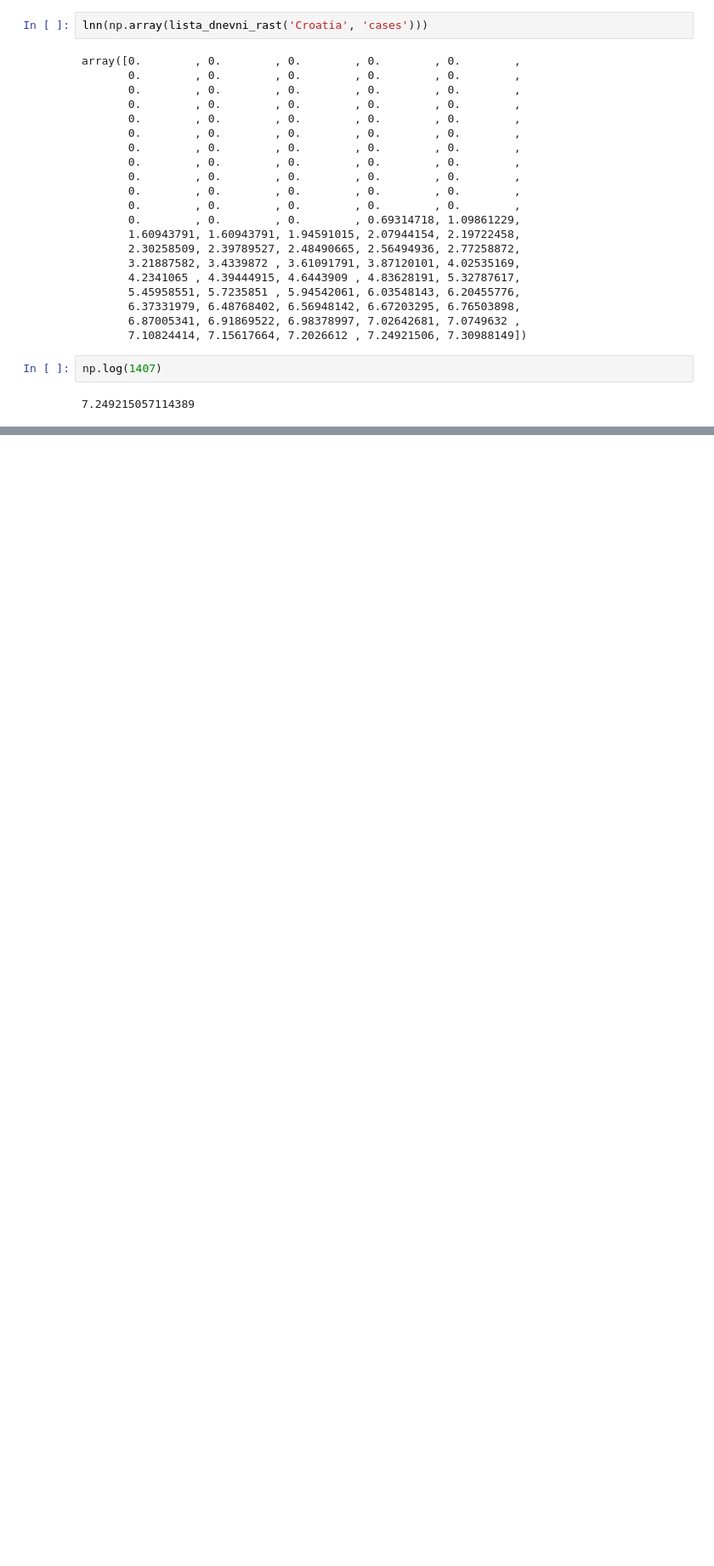
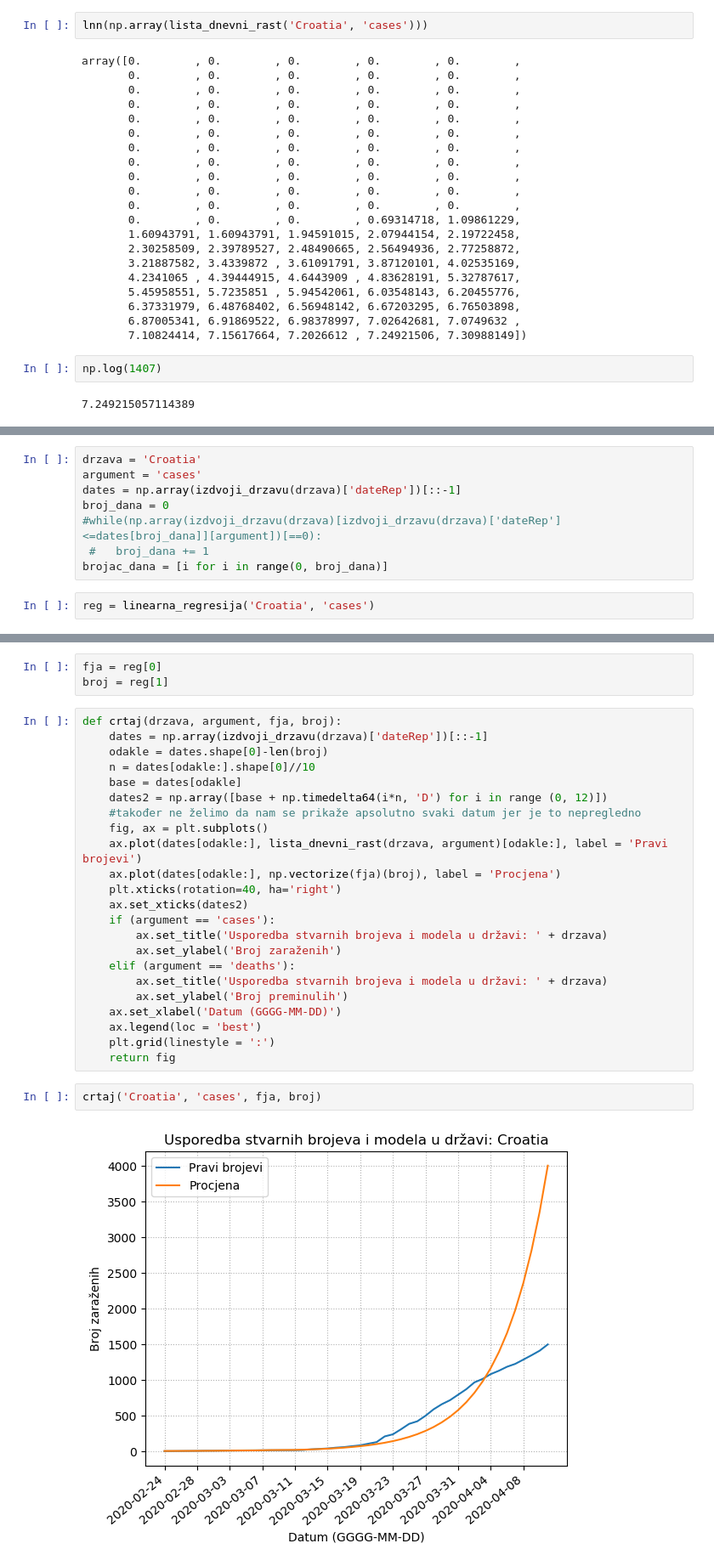
Before and after one commit to dominikmik195/mat_soft, a Jupyter notebook: corona.ipynb, the cells around one changed output, grey strips where cells are left out. Shown at 85% size. Cells and saved outputs as stored; diff of their text form; blank space fills up the shorter version.

```diff
--- a/corona.ipynb
+++ b/corona.ipynb
@@ -995,0 +1007,10 @@ fja(28)
+# %%
+drzava = 'Croatia'
+argument = 'cases'
+dates = np.array(izdvoji_drzavu(drzava)['dateRep'])[::-1]
+broj_dana = 0
+#while(np.array(izdvoji_drzavu(drzava)[izdvoji_drzavu(drzava)['dateRep']<=dates[broj_dana]][argument])[==0):
+ #   broj_dana += 1
+brojac_dana = [i for i in range(0, broj_dana)]
+# %%
+reg = linearna_regresija('Croatia', 'cases')
@@ -995,0 +1035,30 @@ fja(28)
+# %%
+fja = reg[0]
+broj = reg[1]
+# %%
+def crtaj(drzava, argument, fja, broj):
+    dates = np.array(izdvoji_drzavu(drzava)['dateRep'])[::-1]
+    odakle = dates.shape[0]-len(broj)
+    n = dates[odakle:].shape[0]//10
+    base = dates[odakle]
+    dates2 = np.array([base + np.timedelta64(i*n, 'D') for i in range (0, 12)])
+    #također ne želimo da nam se prikaže apsolutno svaki datum jer je to nepregledno
+    fig, ax = plt.subplots()
+    ax.plot(dates[odakle:], lista_dnevni_rast(drzava, argument)[odakle:], label = 'Pravi brojevi')
+    ax.plot(dates[odakle:], np.vectorize(fja)(broj), label = 'Procjena')
+    plt.xticks(rotation=40, ha='right')
+    ax.set_xticks(dates2)
+    if (argument == 'cases'):
+        ax.set_title('Usporedba stvarnih brojeva i modela u državi: ' + drzava)
+        ax.set_ylabel('Broj zaraženih')
+    elif (argument == 'deaths'):
+        ax.set_title('Usporedba stvarnih brojeva i modela u državi: ' + drzava)
+        ax.set_ylabel('Broj preminulih')
+    ax.set_xlabel('Datum (GGGG-MM-DD)')
+    ax.legend(loc = 'best')
+    plt.grid(linestyle = ':')
+    return fig
+# %%
+crtaj('Croatia', 'cases', fja, broj)
+# %% [output]
+[figure, added]
```
Also changed, not shown: parts of 9 cells of this notebook, 4 other files.
